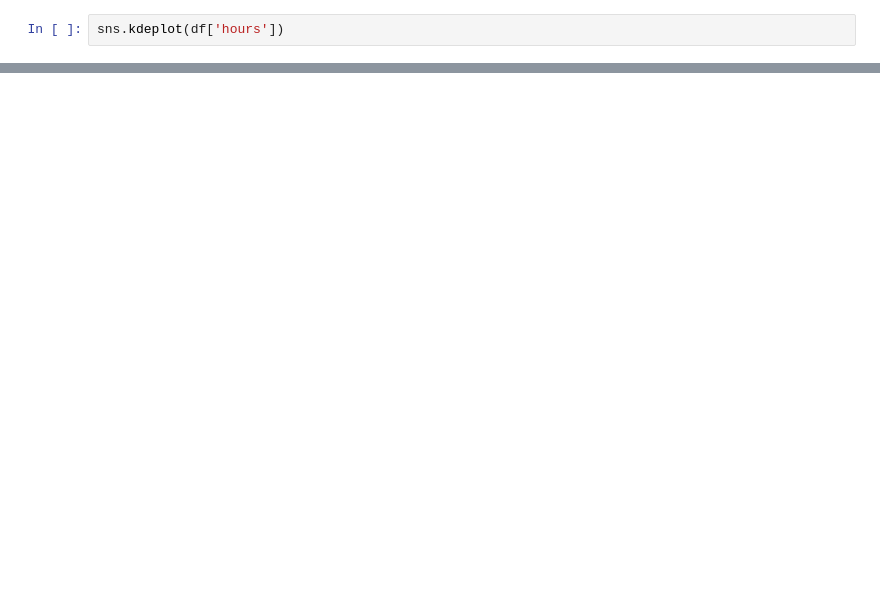
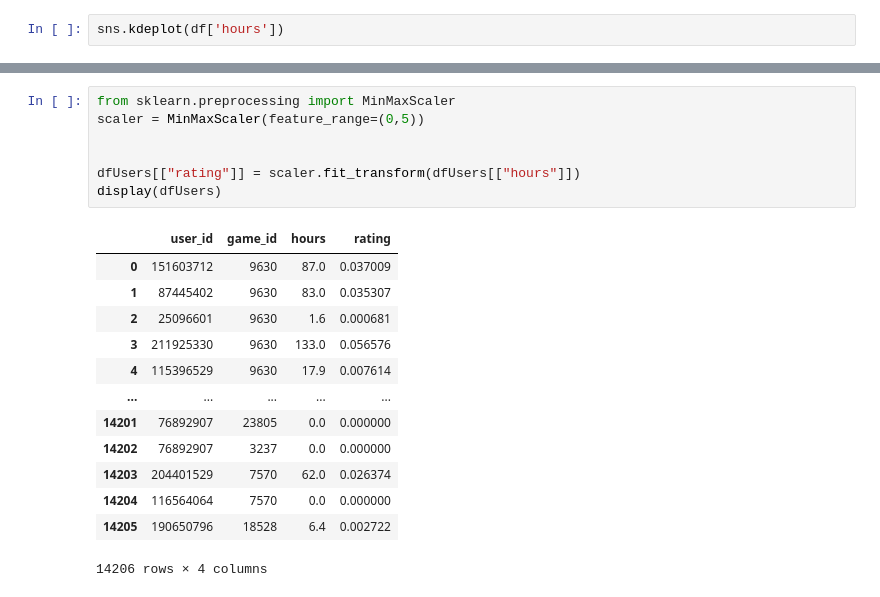
Before and after one commit to OmarEmad313/video-game-recommendation, a Jupyter notebook: video game recommendation with explicit rating/Video game recommendation with explicit data.ipynb, the cells around one changed output, grey strips where cells are left out. Cells and saved outputs as stored; diff of their text form; blank space fills up the shorter version.

```diff
--- a/video game recommendation with explicit rating/Video game recommendation with explicit data.ipynb
+++ b/video game recommendation with explicit rating/Video game recommendation with explicit data.ipynb
@@ -443,0 +511,21 @@ df["hours"].value_counts()
+# %%
+from sklearn.preprocessing import MinMaxScaler
+scaler = MinMaxScaler(feature_range=(0,5))
+
+
+dfUsers[["rating"]] = scaler.fit_transform(dfUsers[["hours"]])
+display(dfUsers)
+# %% [output]
+|  | user_id | game_id | hours | rating |
+| 0 | 151603712 | 9630 | 87.0 | 0.037009 |
+| 1 | 87445402 | 9630 | 83.0 | 0.035307 |
+| 2 | 25096601 | 9630 | 1.6 | 0.000681 |
+| 3 | 211925330 | 9630 | 133.0 | 0.056576 |
+| 4 | 115396529 | 9630 | 17.9 | 0.007614 |
+| ... | ... | ... | ... | ... |
+| 14201 | 76892907 | 23805 | 0.0 | 0.000000 |
+| 14202 | 76892907 | 3237 | 0.0 | 0.000000 |
+| 14203 | 204401529 | 7570 | 62.0 | 0.026374 |
+| 14204 | 116564064 | 7570 | 0.0 | 0.000000 |
+| 14205 | 190650796 | 18528 | 6.4 | 0.002722 |
+14206 rows × 4 columns
```
Also changed, not shown: parts of 26 cells of this notebook, 4 other files.
